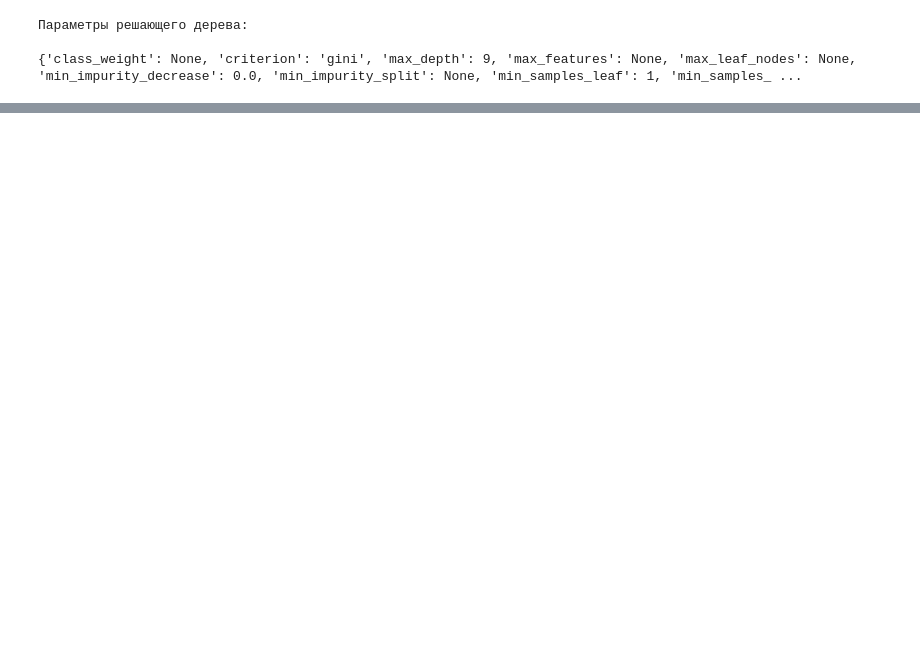
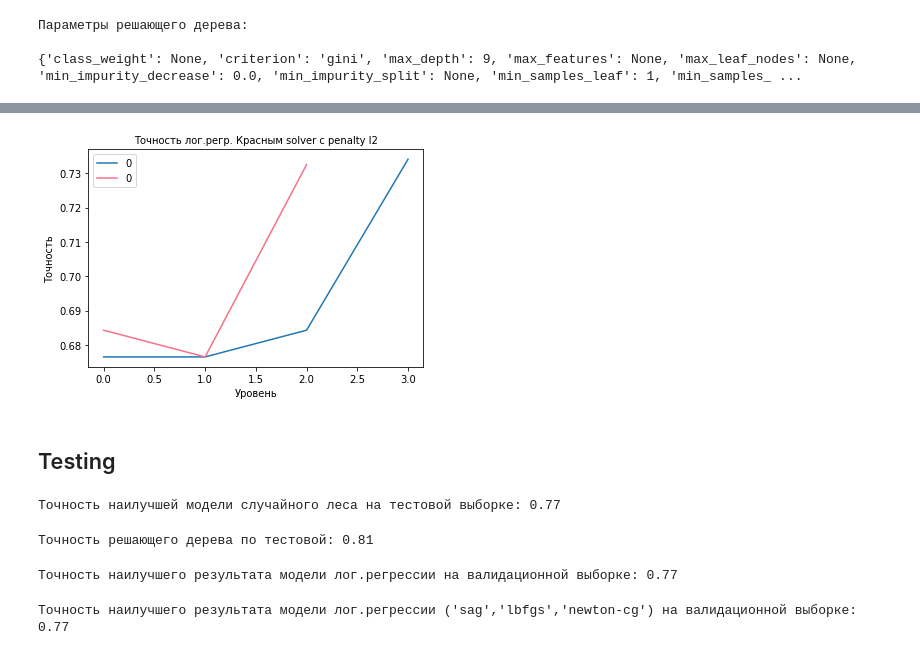
Before and after one commit to cmartem/yp_projects, a Jupyter notebook: E-commerce User Behavior/Project_ML_userbeh.ipynb, the cells around one changed output, grey strips where cells are left out. Drawn from its saved outputs; the diff is of its cells as text; code cells hidden in the pictures; blank space fills up the shorter version.

```diff
--- a/E-commerce User Behavior/Project_ML_userbeh.ipynb
+++ b/E-commerce User Behavior/Project_ML_userbeh.ipynb
@@ -506,0 +281,42 @@ Name: is_ultra, dtype: float64
+# %%
+import seaborn as sns
+df_logr = pd.DataFrame(data=accuracy_logregress)
+df_logr2 = pd.DataFrame(data=accuracy_logregress2)
+sns.lineplot(data=df_logr)
+sns.lineplot(data=df_logr2, palette = "husl")
+plt.title("Precision of LR. Solver with penalty l2 in red", fontsize=10)
+plt.ylabel("Precision")
+plt.xlabel("Depth")
+plt.show()
+# %% [output]
+[figure, added]
+# %% [markdown]
+## Testing
+# %%
+#
+predictions_rndm = best_model_forest.predict(features_test)
+result_rndm = accuracy_score(target_test, predictions_rndm)
+print("Precision of the best model RF: {:.2f}".format(result_rndm))
+# %% [output]
+Точность наилучшей модели случайного леса на тестовой выборке: 0.77
+# %%
+
+predictions_tree = best_model_tree.predict(features_test)
+score_dcsn = accuracy_score(target_test, predictions_tree)
+print('Precision of the best model DT: {:.2f}'.format(score_dcsn))
+# %% [output]
+Точность решающего дерева по тестовой: 0.81
+# %%
+#Точность лог.регрессии на тестовой
+predictions_logregress = best_model_logregress.predict(features_test)
+score_logr = accuracy_score(target_test, predictions_logregress)
+print("Precision of the best model LR: {:.2f}".format(score_logr))
+# %% [output]
+Точность наилучшего результата модели лог.регрессии на валидационной выборке: 0.77
+# %%
+#for l1
+predictions_logregress = best_model2.predict(features_test)
+score_logr = accuracy_score(target_test, predictions_logregress)
+print("Precision of the best model LR ('sag','lbfgs','newton-cg'): {:.2f}".format(score_logr))
+# %% [output]
+Точность наилучшего результата модели лог.регрессии ('sag','lbfgs','newton-cg') на валидационной выборке: 0.77
```
Also changed, not shown: parts of 82 cells of this notebook.
